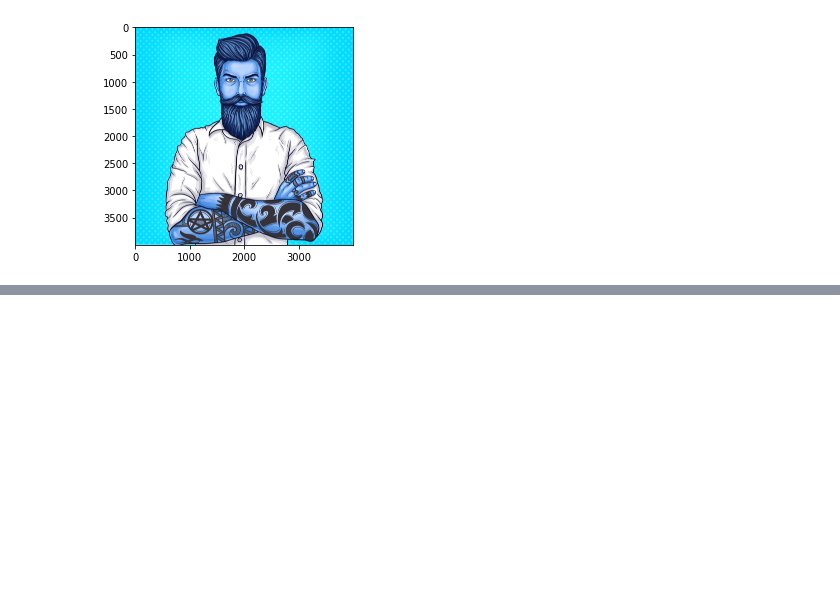
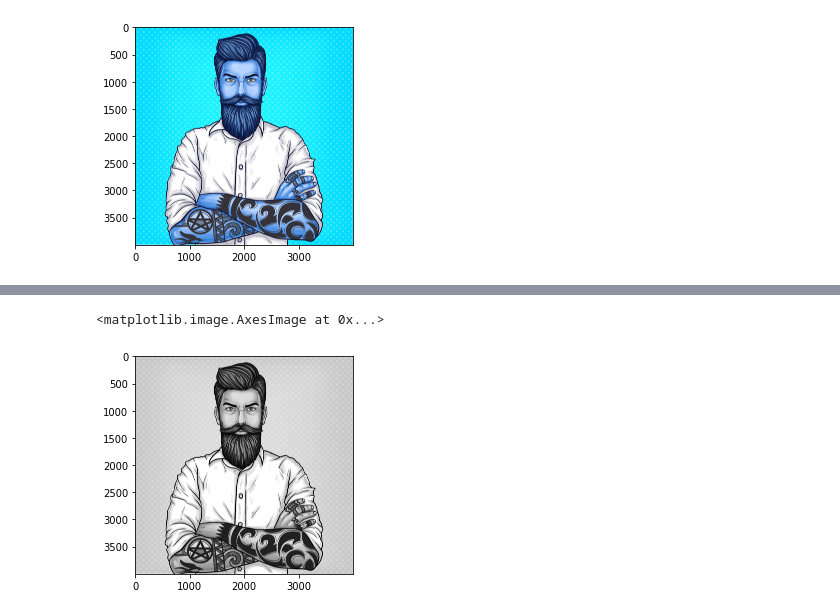
Before and after one commit to dimastranggono/PCVK_Genap_2021, a Jupyter notebook: week2.ipynb, the cells around one changed output, grey strips where cells are left out. Saved outputs shown, nothing was run; the diff lists cells and outputs as text; code cells hidden in the pictures; blank space fills up the shorter version.

```diff
--- a/week2.ipynb
+++ b/week2.ipynb
@@ -18,0 +32,5 @@ plt.imshow(img)
+# %%
+plt.imshow(img_gray, cmap='gray')
+# %% [output]
+<matplotlib.image.AxesImage at 0x...>
+[figure, added]
```
Also changed, not shown: parts of 14 cells of this notebook.
